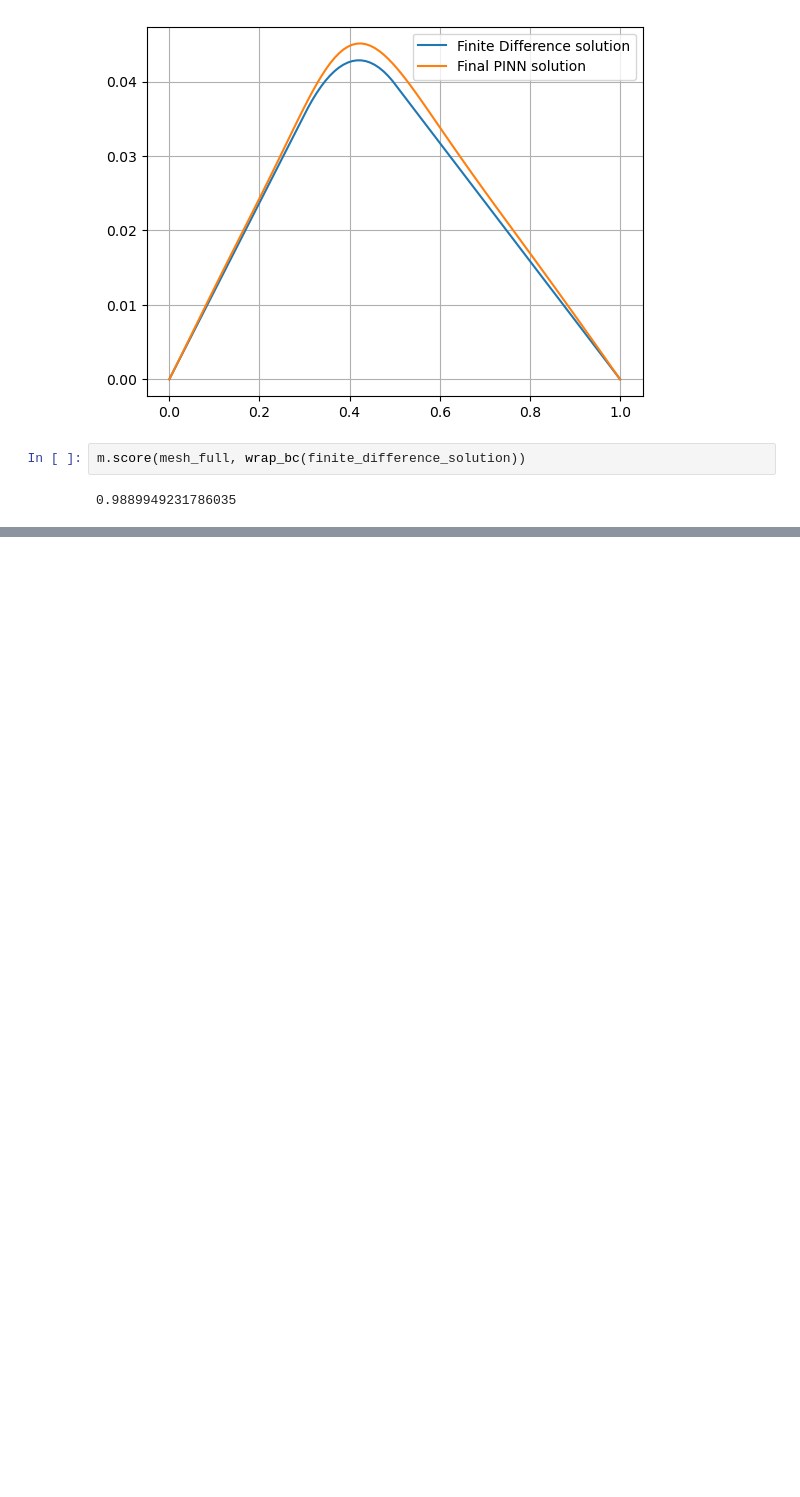
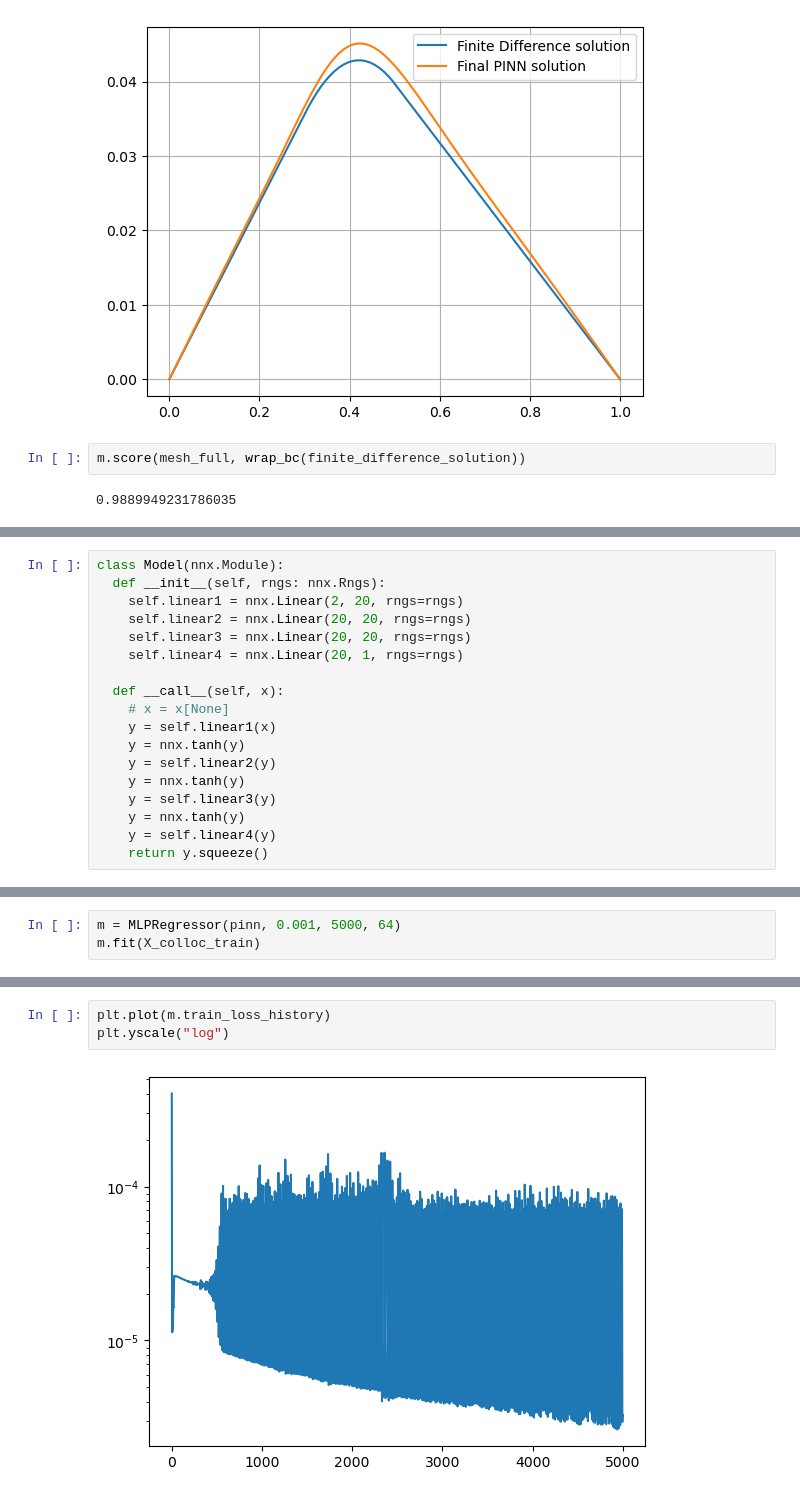
Before and after one commit to alucantonio/data_enhanced_simulation, a Jupyter notebook: 4_PINNs.ipynb, the cells around one changed output, grey strips where cells are left out. Saved outputs shown, nothing was run; the diff lists cells and outputs as text; blank space fills up the shorter version.

```diff
--- a/4_PINNs.ipynb
+++ b/4_PINNs.ipynb
@@ -279,0 +360,18 @@ m.score(mesh_full, wrap_bc(finite_difference_solution))
+# %%
+class Model(nnx.Module):
+  def __init__(self, rngs: nnx.Rngs):
+    self.linear1 = nnx.Linear(2, 20, rngs=rngs)
+    self.linear2 = nnx.Linear(20, 20, rngs=rngs)
+    self.linear3 = nnx.Linear(20, 20, rngs=rngs)
+    self.linear4 = nnx.Linear(20, 1, rngs=rngs)
+
+  def __call__(self, x):
+    # x = x[None]
+    y = self.linear1(x)
+    y = nnx.tanh(y)
+    y = self.linear2(y)
+    y = nnx.tanh(y)
+    y = self.linear3(y)
+    y = nnx.tanh(y)
+    y = self.linear4(y)
+    return y.squeeze()
@@ -279,0 +415,3 @@ m.score(mesh_full, wrap_bc(finite_difference_solution))
+# %%
+m = MLPRegressor(pinn, 0.001, 5000, 64)
+m.fit(X_colloc_train)
@@ -279,0 +436,5 @@ m.score(mesh_full, wrap_bc(finite_difference_solution))
+# %%
+plt.plot(m.train_loss_history)
+plt.yscale("log")
+# %% [output]
+[figure, added]
```
Also changed, not shown: parts of 16 cells of this notebook, 2 other files.
